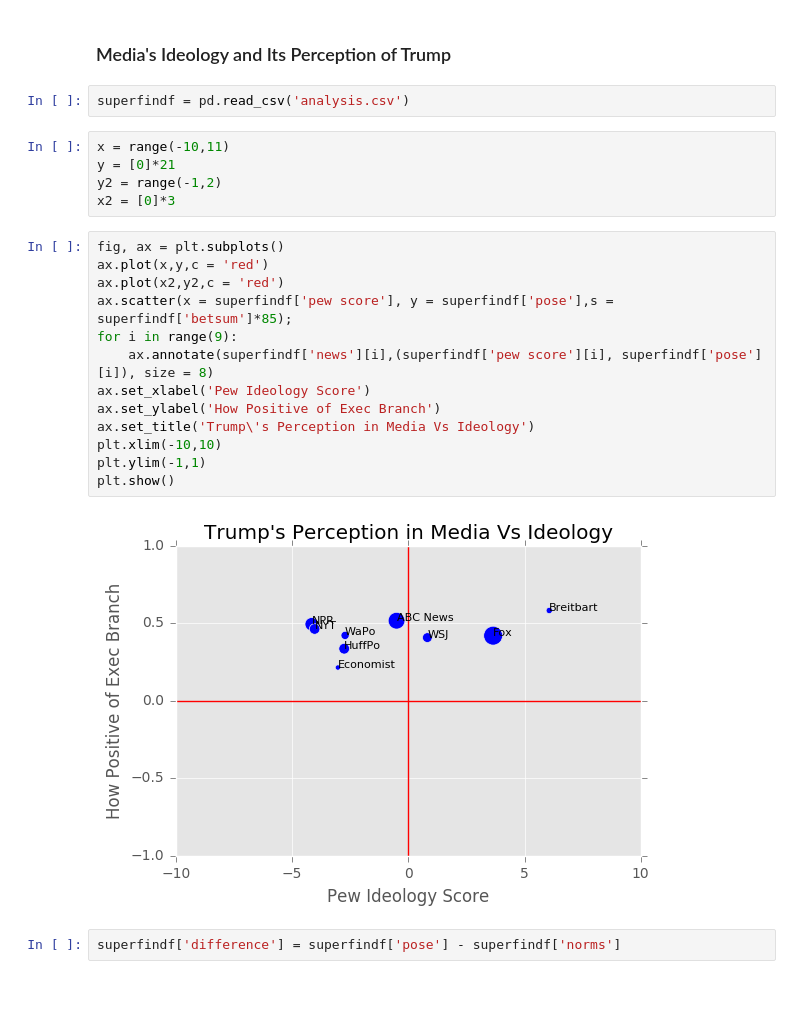
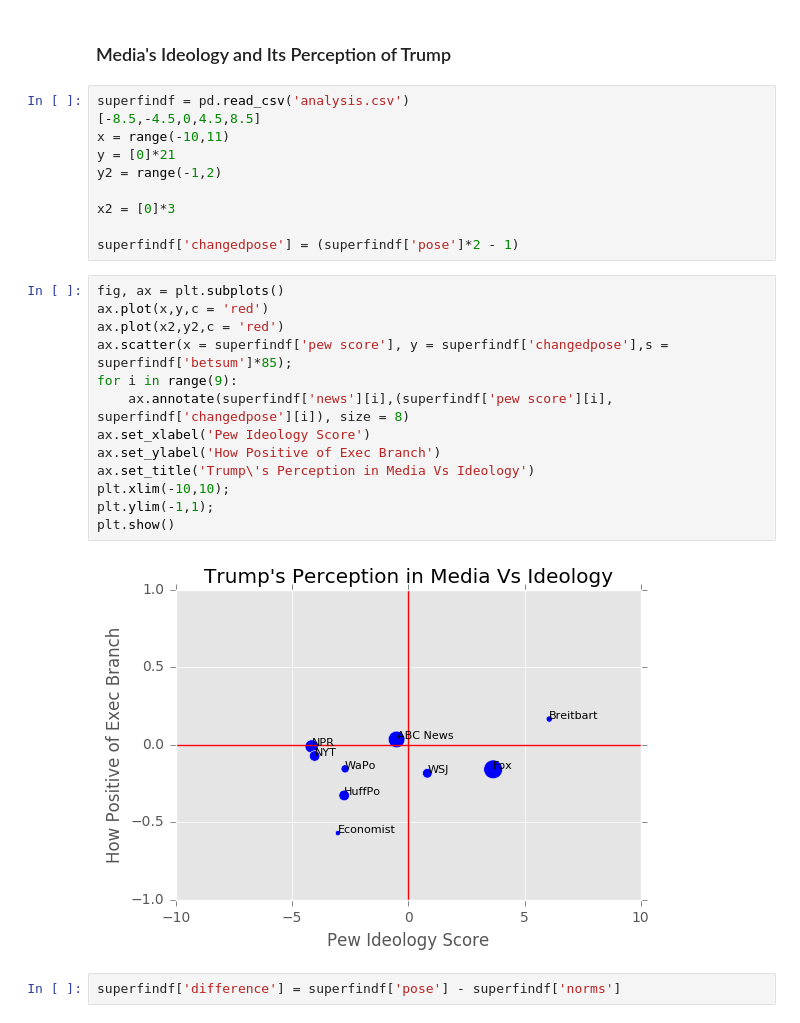
Before and after one commit to noashadmon/sta141bfinal, a Jupyter notebook: CODEBASE_FINAL.ipynb, the cells around one changed output. Drawn from its saved outputs; the diff is of its cells as text; blank space fills up the shorter version.

```diff
--- a/CODEBASE_FINAL.ipynb
+++ b/CODEBASE_FINAL.ipynb
@@ -695,28 +696,31 @@ similar_title
 Comparing the titles for liberal, conservative, and other news sources for the most similar titles, there are the most similarites within groups rather than between groups. Liberal news sources share the most similar titles with other liberal news sources. Conservative news sources also have the most similar titles to other conservative news sources. This may mean that the type of news that liberal news sources cover are very different from those of conservative news sources. Conservative news sources never share a similar article title with liberal news sources. As shown in the table, conservative news sources and liberal news also share similar titles to "other" news sources. This implies that "other" news sources cover some liberal and some conservative news.
 # %% [markdown]
 <h3>Media's Ideology and Its Perception of Trump</h3>
-# %%
-superfindf = pd.read_csv('analysis.csv')
 # %%
+superfindf = pd.read_csv('analysis.csv')
+[-8.5,-4.5,0,4.5,8.5]
 x = range(-10,11)
 y = [0]*21
 y2 = range(-1,2)
+
 x2 = [0]*3
+
+superfindf['changedpose'] = (superfindf['pose']*2 - 1)
 # %%
 fig, ax = plt.subplots()
 ax.plot(x,y,c = 'red')
 ax.plot(x2,y2,c = 'red')
-ax.scatter(x = superfindf['pew score'], y = superfindf['pose'],s = superfindf['betsum']*85);
+ax.scatter(x = superfindf['pew score'], y = superfindf['changedpose'],s = superfindf['betsum']*85);
 for i in range(9):
-    ax.annotate(superfindf['news'][i],(superfindf['pew score'][i], superfindf['pose'][i]), size = 8)
+    ax.annotate(superfindf['news'][i],(superfindf['pew score'][i], superfindf['changedpose'][i]), size = 8)
 ax.set_xlabel('Pew Ideology Score')
 ax.set_ylabel('How Positive of Exec Branch')
 ax.set_title('Trump\'s Perception in Media Vs Ideology')
-plt.xlim(-10,10)
-plt.ylim(-1,1)
+plt.xlim(-10,10);
+plt.ylim(-1,1);
 plt.show()
 # %% [output]
-[figure, old version]
+[figure, new version]
 # %%
 superfindf['difference'] = superfindf['pose'] - superfindf['norms']
 # %%
```
Also changed, not shown: parts of 20 cells of this notebook.
